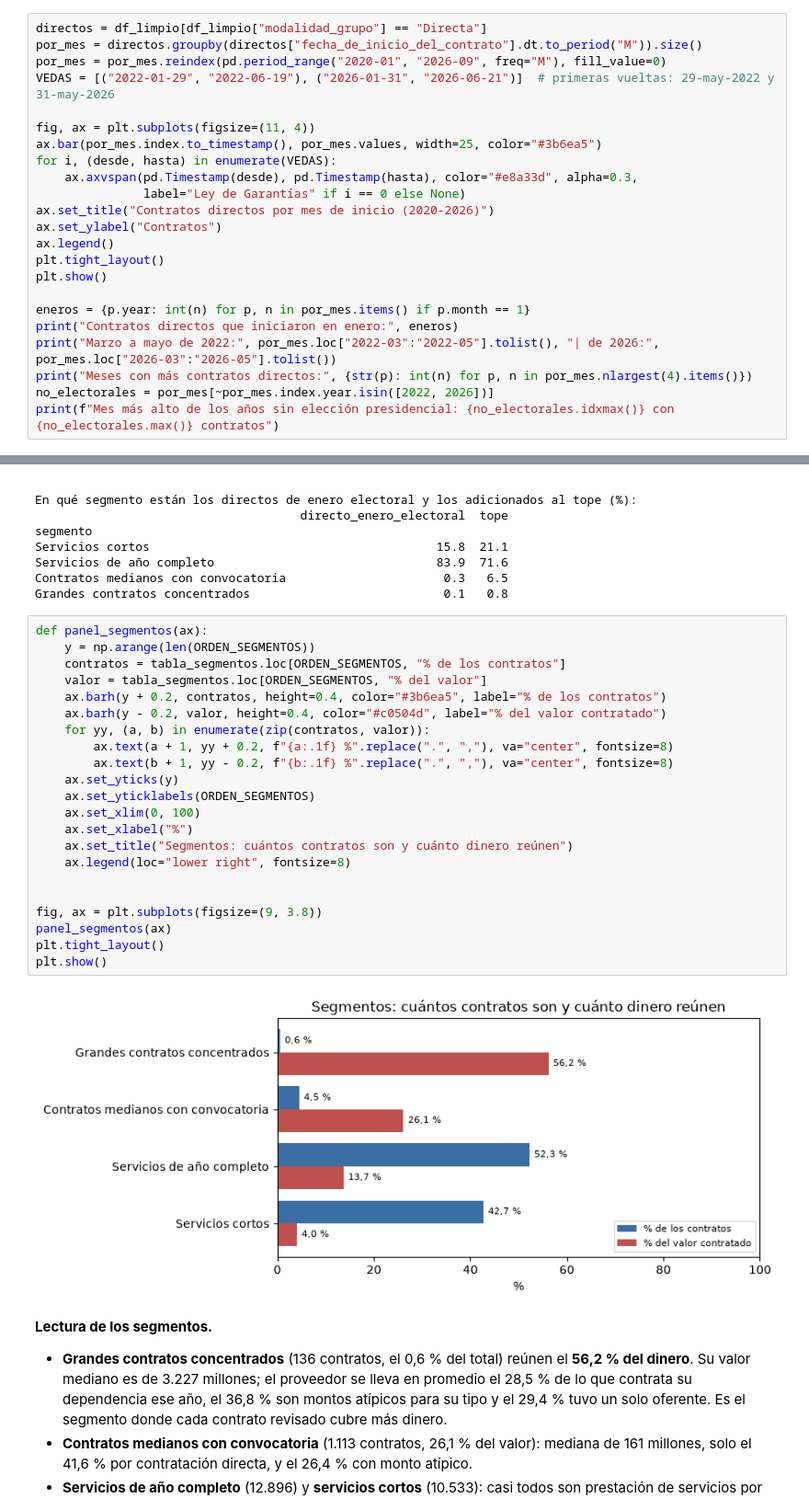
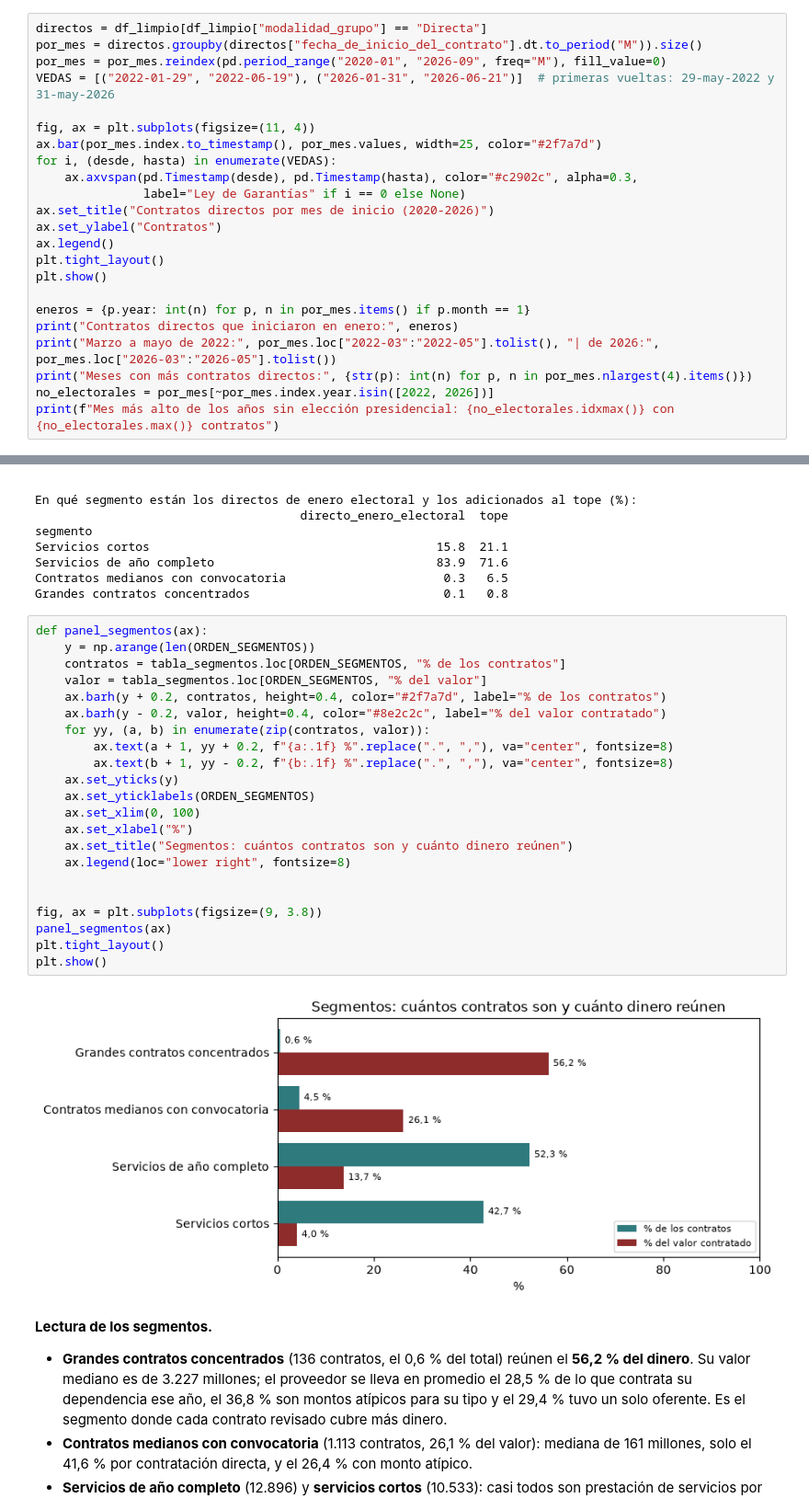
Before and after one commit to jahenao28-jh/contratacion-publica-pereira, a Jupyter notebook: notebooks/01_ingesta.ipynb, the cells around one changed output, grey strips where cells are left out. Shown at 92% size. Cells and saved outputs as stored; diff of their text form.

```diff
--- a/notebooks/01_ingesta.ipynb
+++ b/notebooks/01_ingesta.ipynb
@@ -1017,9 +1017,9 @@ por_mes = por_mes.reindex(pd.period_range("2020-01", "2026-09", freq="M"), fill_
 VEDAS = [("2022-01-29", "2022-06-19"), ("2026-01-31", "2026-06-21")]  # primeras vueltas: 29-may-2022 y 31-may-2026
 
 fig, ax = plt.subplots(figsize=(11, 4))
-ax.bar(por_mes.index.to_timestamp(), por_mes.values, width=25, color="#3b6ea5")
+ax.bar(por_mes.index.to_timestamp(), por_mes.values, width=25, color="#2f7a7d")
 for i, (desde, hasta) in enumerate(VEDAS):
-    ax.axvspan(pd.Timestamp(desde), pd.Timestamp(hasta), color="#e8a33d", alpha=0.3,
+    ax.axvspan(pd.Timestamp(desde), pd.Timestamp(hasta), color="#c2902c", alpha=0.3,
                label="Ley de Garantías" if i == 0 else None)
 ax.set_title("Contratos directos por mes de inicio (2020-2026)")
 ax.set_ylabel("Contratos")
@@ -1587,27 +1587,27 @@ Grandes contratos concentrados                           0.1   0.8
 # %%
 def panel_segmentos(ax):
     y = np.arange(len(ORDEN_SEGMENTOS))
     contratos = tabla_segmentos.loc[ORDEN_SEGMENTOS, "% de los contratos"]
     valor = tabla_segmentos.loc[ORDEN_SEGMENTOS, "% del valor"]
-    ax.barh(y + 0.2, contratos, height=0.4, color="#3b6ea5", label="% de los contratos")
-    ax.barh(y - 0.2, valor, height=0.4, color="#c0504d", label="% del valor contratado")
+    ax.barh(y + 0.2, contratos, height=0.4, color="#2f7a7d", label="% de los contratos")
+    ax.barh(y - 0.2, valor, height=0.4, color="#8e2c2c", label="% del valor contratado")
     for yy, (a, b) in enumerate(zip(contratos, valor)):
         ax.text(a + 1, yy + 0.2, f"{a:.1f} %".replace(".", ","), va="center", fontsize=8)
         ax.text(b + 1, yy - 0.2, f"{b:.1f} %".replace(".", ","), va="center", fontsize=8)
     ax.set_yticks(y)
     ax.set_yticklabels(ORDEN_SEGMENTOS)
     ax.set_xlim(0, 100)
     ax.set_xlabel("%")
     ax.set_title("Segmentos: cuántos contratos son y cuánto dinero reúnen")
     ax.legend(loc="lower right", fontsize=8)
 
 
 fig, ax = plt.subplots(figsize=(9, 3.8))
 panel_segmentos(ax)
 plt.tight_layout()
 plt.show()
 # %% [output]
-[figure, old version]
+[figure, new version]
 # %% [markdown]
 **Lectura de los segmentos.**
 - **Grandes contratos concentrados** (136 contratos, el 0,6 % del total) reúnen el **56,2 % del dinero**. Su valor mediano es de 3.227 millones; el proveedor se lleva en promedio el 28,5 % de lo que contrata su dependencia ese año, el 36,8 % son montos atípicos para su tipo y el 29,4 % tuvo un solo oferente. Es el segmento donde cada contrato revisado cubre más dinero.
```
Also changed, not shown: parts of 10 cells of this notebook, 10 other files.
